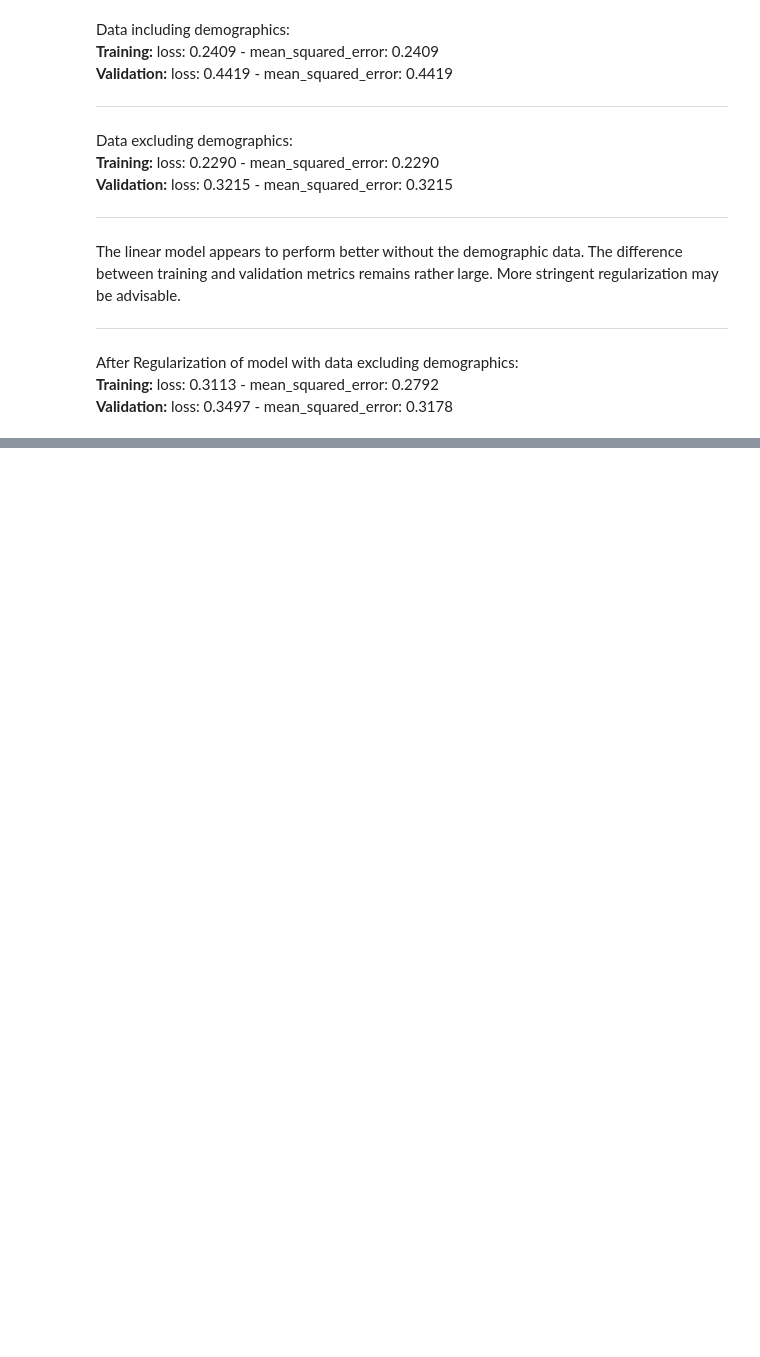
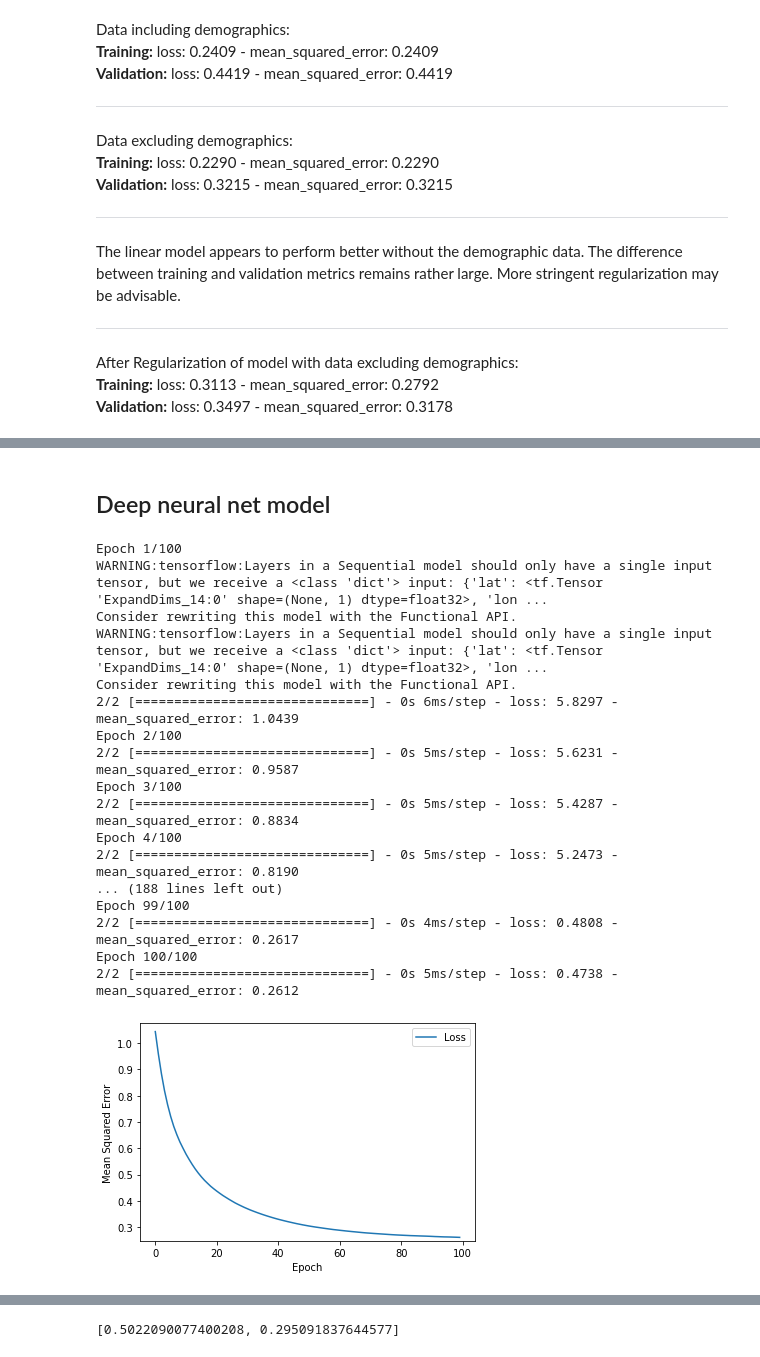
Before and after one commit to Jahnic/Portfolio, a Jupyter notebook: RealEstate/tf_gcolab.ipynb, the cells around one changed output, grey strips where cells are left out. Saved outputs shown, nothing was run; the diff lists cells and outputs as text; code cells hidden in the pictures; blank space fills up the shorter version.

```diff
--- a/RealEstate/tf_gcolab.ipynb
+++ b/RealEstate/tf_gcolab.ipynb
@@ -342,0 +352,2 @@ After Regularization of model with data excluding demographics:
+# %% [markdown]
+## Deep neural net model
@@ -342,0 +405,66 @@ After Regularization of model with data excluding demographics:
+# %%
+def train_model(model, dataset, epochs, label_name,
+                batch_size=None):
+    """Train the model by feeding it data."""
+
+    # Split the dataset into features and label.
+    features = {name:np.array(value) for name, value in dataset.items()}
+    label = np.array(features.pop(label_name))
+    history = model.fit(x=features, y=label, batch_size=batch_size,
+                        epochs=epochs, shuffle=True)
+
+    # The list of epochs is stored separately from the rest of history.
+    epochs = history.epoch
+
+    # To track the progression of training, gather a snapshot
+    # of the model's mean squared error at each epoch.
+    hist = pd.DataFrame(history.history)
+    mse = hist["mean_squared_error"]
+
+    return epochs, mse
+# %%
+# Hyperparameters.
+learning_rate = 0.001
+epochs = 100
+batch_size = 1000
+n_layers = 1
+n_nodes = [13]
+
+# Specify the label
+label_name = "price"
+
+# Establish the model's topography.
+my_model = create_model(learning_rate, my_feature_layer, n_layers, n_nodes)
+
+# Train the model on the normalized training set. We're passing the entire
+# normalized training set, but the model will only use the features
+# defined by the feature_layer.
+epochs, mse = train_model(my_model, train_df_norm, epochs,
+                          label_name, batch_size)
+plot_loss_curve(epochs, mse)
+
+# After building a model against the training set, test that model
+# against the test set.
+test_features = {name:np.array(value) for name, value in test_df_norm.items()}
+test_label = np.array(test_features.pop(label_name)) # isolate the label
+print("\n Evaluate the new model against the test set:")
+my_model.evaluate(x = test_features, y = test_label, batch_size=batch_size)
+# %% [output]
+Epoch 1/100
+WARNING:tensorflow:Layers in a Sequential model should only have a single input tensor, but we receive a <class 'dict'> input: {'lat': <tf.Tensor 'ExpandDims_14:0' shape=(None, 1) dtype=float32>, 'lon ...
+Consider rewriting this model with the Functional API.
+WARNING:tensorflow:Layers in a Sequential model should only have a single input tensor, but we receive a <class 'dict'> input: {'lat': <tf.Tensor 'ExpandDims_14:0' shape=(None, 1) dtype=float32>, 'lon ...
+Consider rewriting this model with the Functional API.
+2/2 [==============================] - 0s 6ms/step - loss: 5.8297 - mean_squared_error: 1.0439
+Epoch 2/100
+2/2 [==============================] - 0s 5ms/step - loss: 5.6231 - mean_squared_error: 0.9587
+Epoch 3/100
+2/2 [==============================] - 0s 5ms/step - loss: 5.4287 - mean_squared_error: 0.8834
+Epoch 4/100
+2/2 [==============================] - 0s 5ms/step - loss: 5.2473 - mean_squared_error: 0.8190
+... (188 lines left out)
+Epoch 99/100
+2/2 [==============================] - 0s 4ms/step - loss: 0.4808 - mean_squared_error: 0.2617
+Epoch 100/100
+2/2 [==============================] - 0s 5ms/step - loss: 0.4738 - mean_squared_error: 0.2612
+[figure, added]
@@ -342,0 +476 @@ After Regularization of model with data excluding demographics:
+[0.5022090077400208, 0.295091837644577]
```
Also changed, not shown: parts of 14 cells of this notebook, 1 other file.
